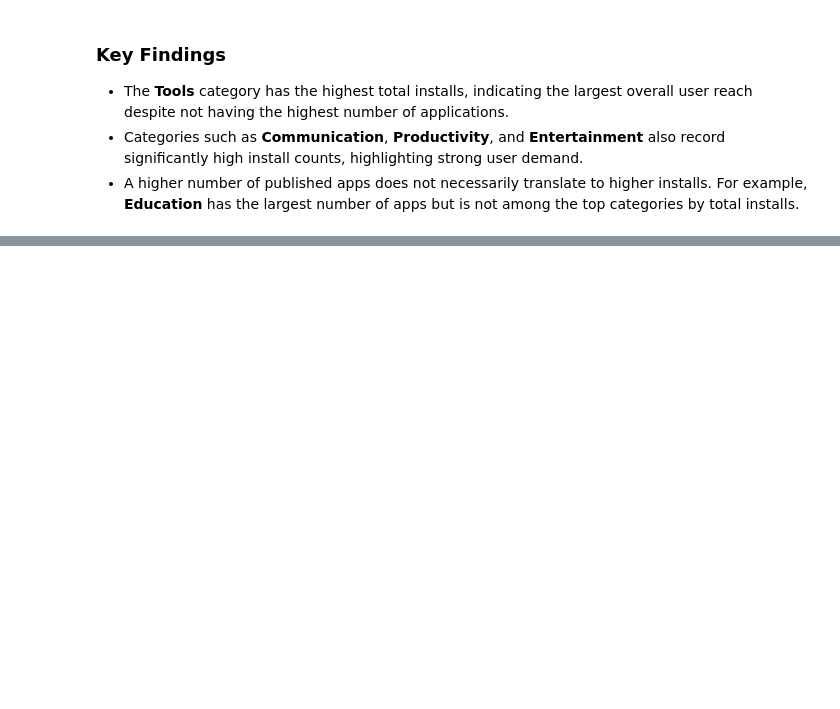
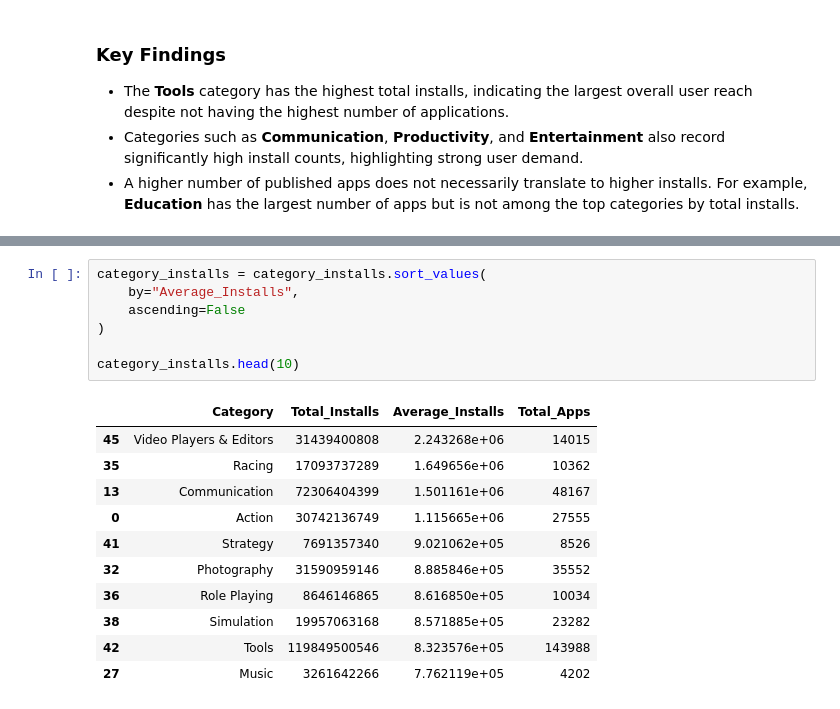
Before and after one commit to ShrutiTss/google-play-store-business-analytics, a Jupyter notebook: notebooks/04_exploratory_data_analysis.ipynb, the cells around one changed output, grey strips where cells are left out. Cells and saved outputs as stored; diff of their text form; blank space fills up the shorter version.

```diff
--- a/notebooks/04_exploratory_data_analysis.ipynb
+++ b/notebooks/04_exploratory_data_analysis.ipynb
@@ -399,0 +404,19 @@ plt.show()
+# %%
+category_installs = category_installs.sort_values(
+    by="Average_Installs",
+    ascending=False
+)
+
+category_installs.head(10)
+# %% [output]
+|  | Category | Total_Installs | Average_Installs | Total_Apps |
+| 45 | Video Players & Editors | 31439400808 | 2.243268e+06 | 14015 |
+| 35 | Racing | 17093737289 | 1.649656e+06 | 10362 |
+| 13 | Communication | 72306404399 | 1.501161e+06 | 48167 |
+| 0 | Action | 30742136749 | 1.115665e+06 | 27555 |
+| 41 | Strategy | 7691357340 | 9.021062e+05 | 8526 |
+| 32 | Photography | 31590959146 | 8.885846e+05 | 35552 |
+| 36 | Role Playing | 8646146865 | 8.616850e+05 | 10034 |
+| 38 | Simulation | 19957063168 | 8.571885e+05 | 23282 |
+| 42 | Tools | 119849500546 | 8.323576e+05 | 143988 |
+| 27 | Music | 3261642266 | 7.762119e+05 | 4202 |
```
Also changed, not shown: parts of 3 cells of this notebook, 1 other file.
